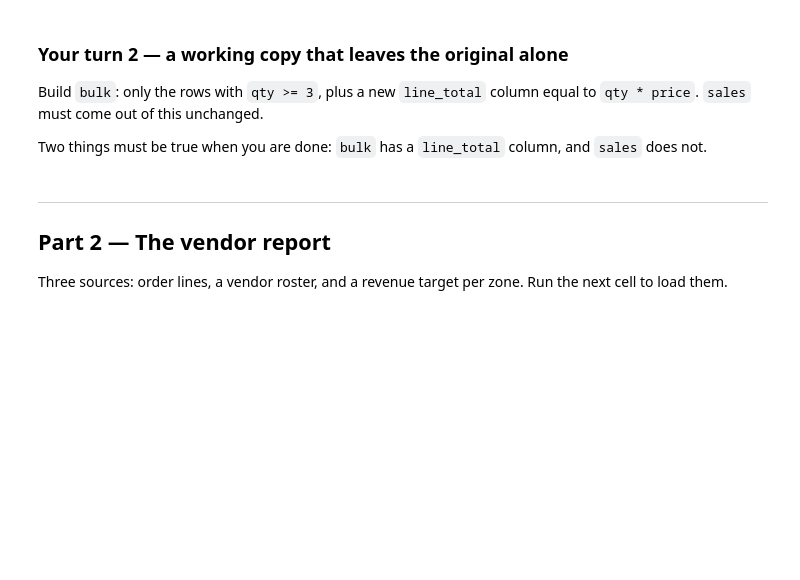
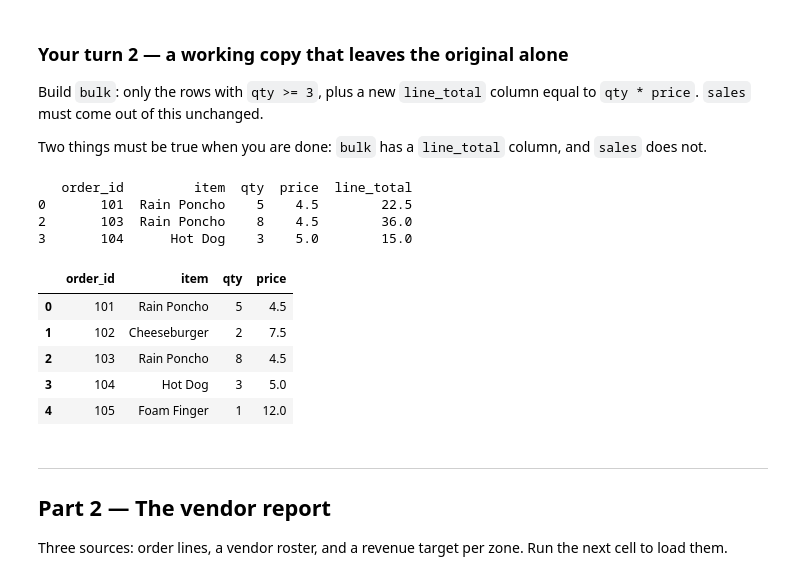
Before and after one commit to ahhill27/ds2002-fa26, a Jupyter notebook: notebooks/03-pandas-cleaning/2026-09-16 — Pandas Core Ops — Studio.ipynb, the cells around one changed output. Drawn from its saved outputs; the diff is of its cells as text; code cells hidden in the pictures; blank space fills up the shorter version.

```diff
--- a/notebooks/03-pandas-cleaning/2026-09-16 — Pandas Core Ops — Studio.ipynb
+++ b/notebooks/03-pandas-cleaning/2026-09-16 — Pandas Core Ops — Studio.ipynb
@@ -59,10 +61,3 @@ Try using .loc[row_indexer,col_indexer] = value instead
 
 See the caveats in the documentation: https://pandas.pydata.org/pandas-docs/stable/user_guide/indexing.html#returning-a-view-versus-a-copy
   sales[sales['item'] == 'Rain Poncho']['price'] = 4.50
-# %%
-#fixed
-print('before:', sales.loc[sales['item'] == 'Rain Poncho', 'price'].tolist())
-
-sales.loc[sales['item'] == 'Rain Poncho', 'price'] = 4.50
-
-print('after: ', sales.loc[sales['item'] == 'Rain Poncho', 'price'].tolist())
@@ -140,8 +137,8 @@ The third row is not a style preference. It does not work.
 The Hot Dog price should be `5.00` in `sales` itself. The broken version is sitting in the cell as a comment; do not use it. Write the version that works, then print the price to prove it.
 # %%
 # Broken -- leave it commented, it silently does nothing:
-#     sales[sales['item'] == 'Hot Dog']['price'] = 5.00
+#       sales[sales['item'] == 'Hot Dog']['price'] = 5.00
 
-# TODO: the version that changes `sales`
+sales.loc[sales['item'] == 'Hot Dog', 'price'] = 5.00
 
-# TODO: print the Hot Dog price -- expect [5.0]
+print ('sale price for hot dog:', sales.loc[sales['item'] == 'Hot Dog', 'price'].tolist())
@@ -152,13 +151,26 @@ Build `bulk`: only the rows with `qty >= 3`, plus a new `line_total` column equa
 
 Two things must be true when you are done: `bulk` has a `line_total` column, and `sales` does not.
 # %%
-# TODO: bulk = ...
-# TODO: bulk['line_total'] = ...
+bulk = sales[sales['qty'] >= 3].copy()
+bulk['line_total'] = bulk['qty'] * bulk['price']
 
 # Uncomment these to check yourself:
-# assert 'line_total' in bulk.columns
-# assert 'line_total' not in sales.columns
-# print(bulk)
+assert 'line_total' in bulk.columns
+assert 'line_total' not in sales.columns
+print(bulk)
+
+sales
+# %% [output]
+   order_id         item  qty  price  line_total
+0       101  Rain Poncho    5    4.5        22.5
+2       103  Rain Poncho    8    4.5        36.0
+3       104      Hot Dog    3    5.0        15.0
+|  | order_id | item | qty | price |
+| 0 | 101 | Rain Poncho | 5 | 4.5 |
+| 1 | 102 | Cheeseburger | 2 | 7.5 |
+| 2 | 103 | Rain Poncho | 8 | 4.5 |
+| 3 | 104 | Hot Dog | 3 | 5.0 |
+| 4 | 105 | Foam Finger | 1 | 12.0 |
 # %% [markdown]
 ---
 
```
Also changed, not shown: parts of 29 cells of this notebook.
